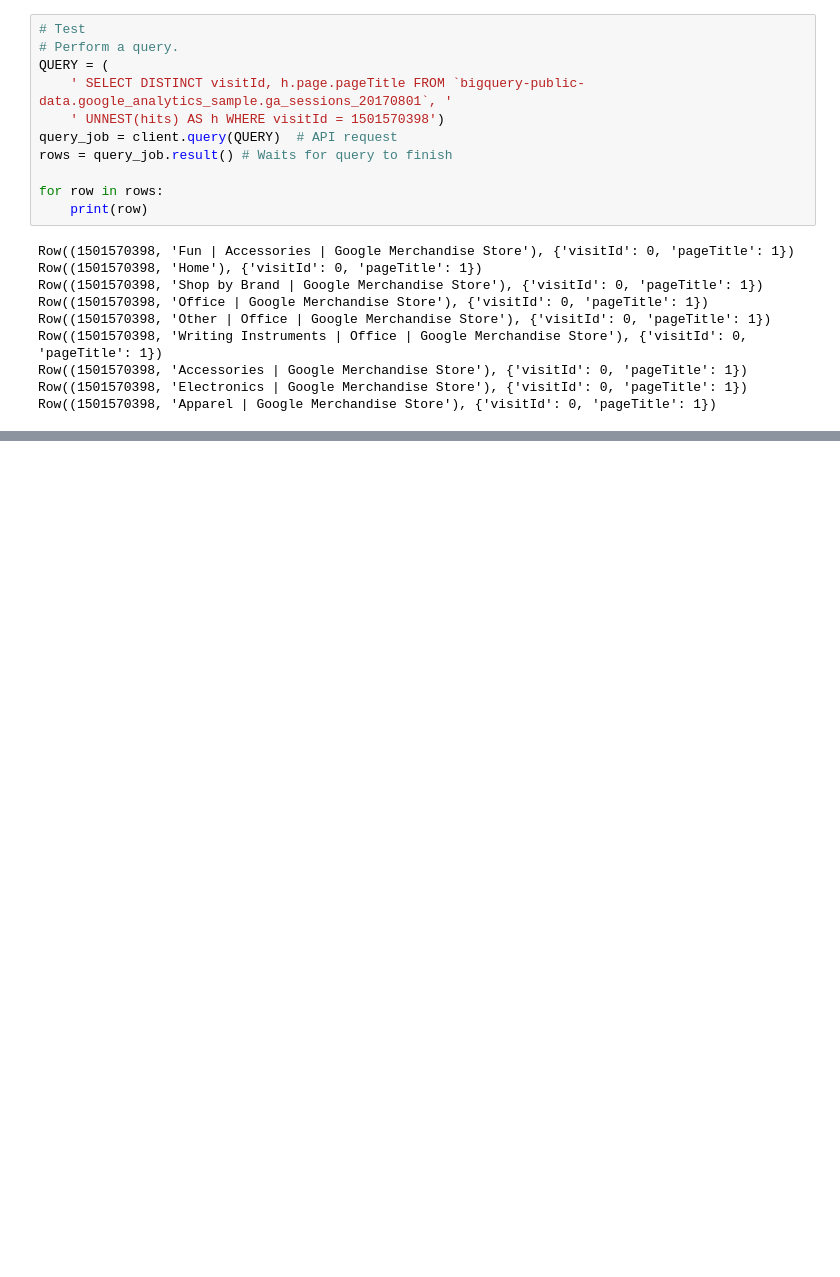
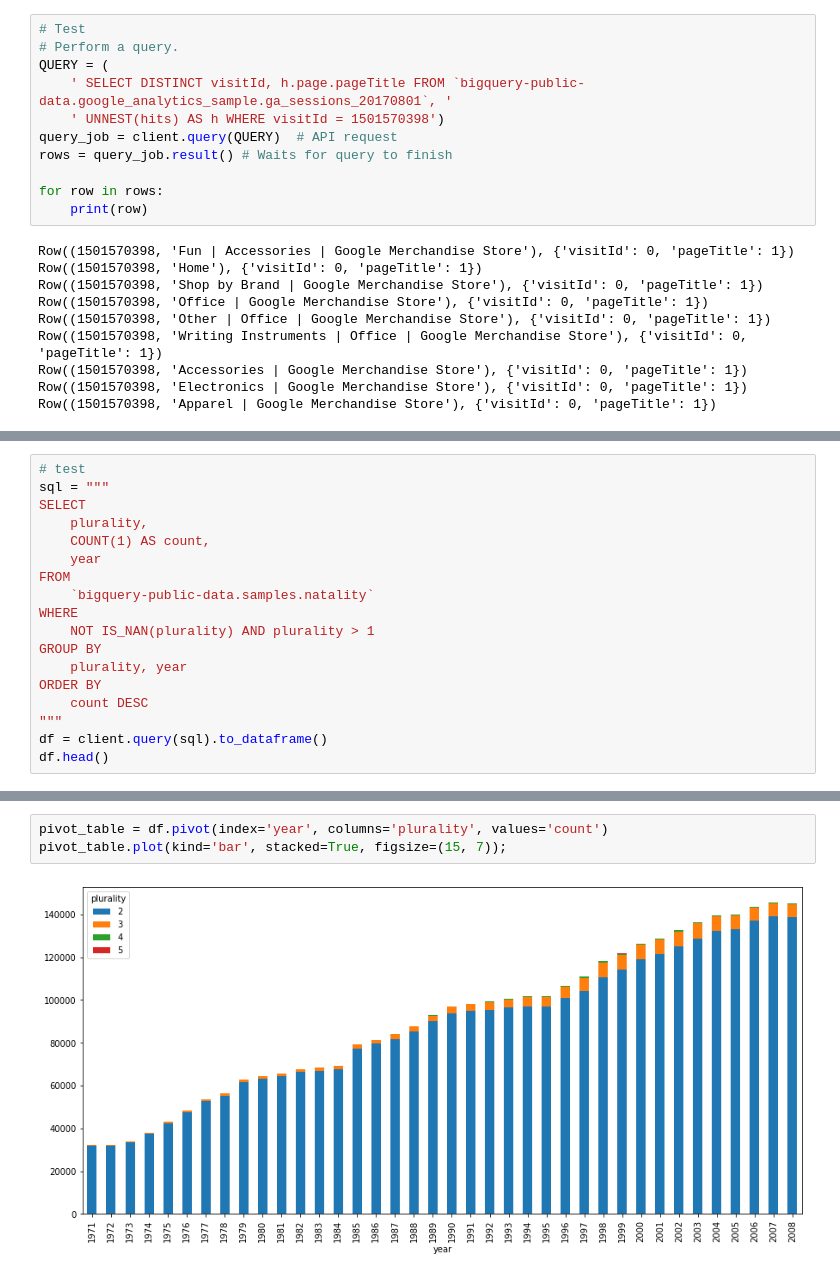
Before and after one commit to talitacardenas/The_Bridge_School_DataScience_PT, a Jupyter notebook: 02_DataAnalysis/labs/BigQuery/lab02_Google_BigQuery_en_Python.ipynb, the cells around one changed output, grey strips where cells are left out. Saved outputs shown, nothing was run; the diff lists cells and outputs as text; blank space fills up the shorter version.

```diff
--- a/02_DataAnalysis/labs/BigQuery/lab02_Google_BigQuery_en_Python.ipynb
+++ b/02_DataAnalysis/labs/BigQuery/lab02_Google_BigQuery_en_Python.ipynb
@@ -116,0 +304,18 @@ Row((1501570398, 'Apparel | Google Merchandise Store'), {'visitId': 0, 'pageTitl
+# %%
+# test
+sql = """
+SELECT
+    plurality,
+    COUNT(1) AS count,
+    year
+FROM
+    `bigquery-public-data.samples.natality`
+WHERE
+    NOT IS_NAN(plurality) AND plurality > 1
+GROUP BY
+    plurality, year
+ORDER BY
+    count DESC
+"""
+df = client.query(sql).to_dataframe()
+df.head()
@@ -116,0 +329,5 @@ Row((1501570398, 'Apparel | Google Merchandise Store'), {'visitId': 0, 'pageTitl
+# %%
+pivot_table = df.pivot(index='year', columns='plurality', values='count')
+pivot_table.plot(kind='bar', stacked=True, figsize=(15, 7));
+# %% [output]
+[figure, added]
```
Also changed, not shown: parts of 25 cells of this notebook, 2 other files.
